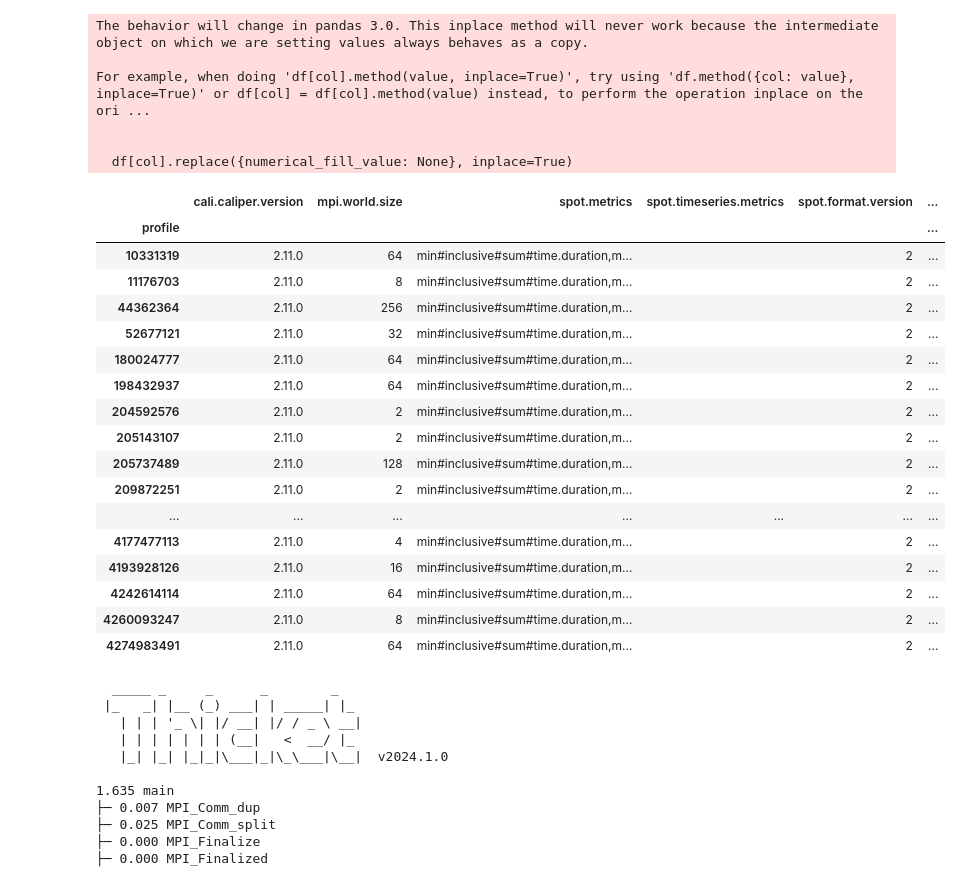
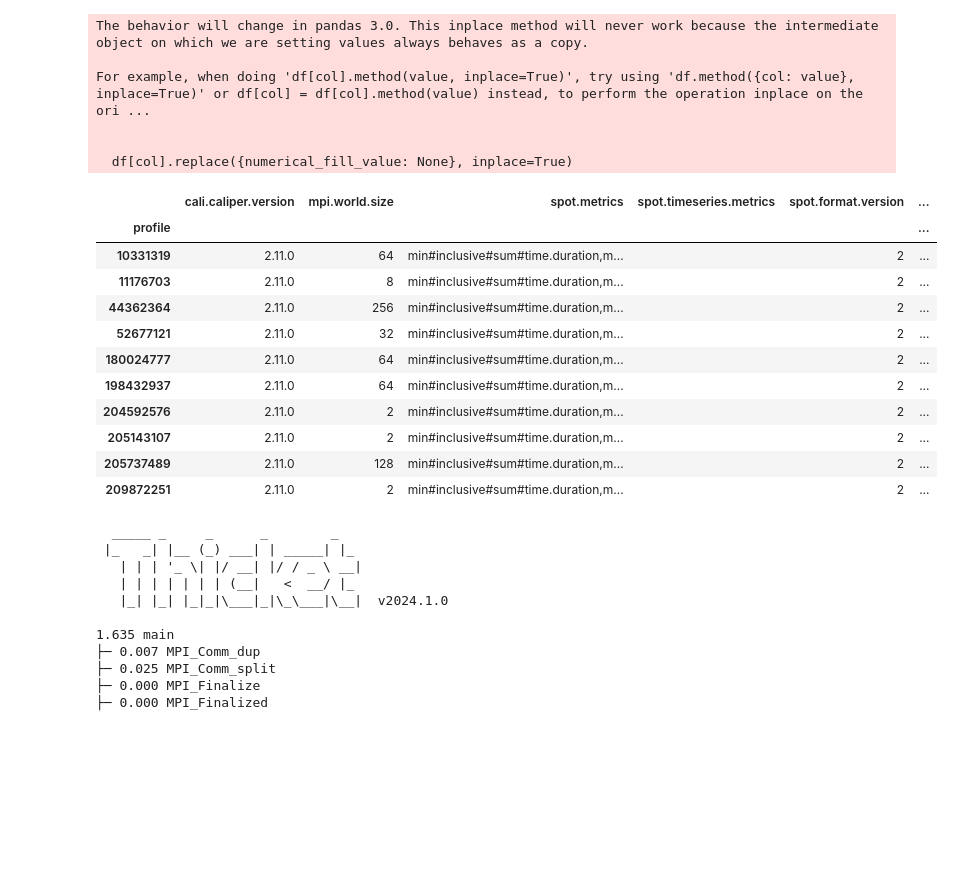
Before and after one commit to AlexDo12/Project_2024, a Jupyter notebook: graph.ipynb, the cells around one changed output. Cells and saved outputs as stored; diff of their text form; code cells hidden in the pictures; blank space fills up the shorter version.

```diff
--- a/graph.ipynb
+++ b/graph.ipynb
@@ -18,26 +18,20 @@ For example, when doing 'df[col].method(value, inplace=True)', try using 'df.met
 
   df[col].replace({numerical_fill_value: None}, inplace=True)
 # %%
-tk.metadata
+tk.metadata.head(10)
 # %% [output]
 |  | cali.caliper.version | mpi.world.size | spot.metrics | spot.timeseries.metrics | spot.format.version | ... |
 | profile |  |  |  |  |  | ... |
 | 10331319 | 2.11.0 | 64 | min#inclusive#sum#time.duration,m... |  | 2 | ... |
 | 11176703 | 2.11.0 | 8 | min#inclusive#sum#time.duration,m... |  | 2 | ... |
 | 44362364 | 2.11.0 | 256 | min#inclusive#sum#time.duration,m... |  | 2 | ... |
 | 52677121 | 2.11.0 | 32 | min#inclusive#sum#time.duration,m... |  | 2 | ... |
 | 180024777 | 2.11.0 | 64 | min#inclusive#sum#time.duration,m... |  | 2 | ... |
 | 198432937 | 2.11.0 | 64 | min#inclusive#sum#time.duration,m... |  | 2 | ... |
 | 204592576 | 2.11.0 | 2 | min#inclusive#sum#time.duration,m... |  | 2 | ... |
 | 205143107 | 2.11.0 | 2 | min#inclusive#sum#time.duration,m... |  | 2 | ... |
 | 205737489 | 2.11.0 | 128 | min#inclusive#sum#time.duration,m... |  | 2 | ... |
 | 209872251 | 2.11.0 | 2 | min#inclusive#sum#time.duration,m... |  | 2 | ... |
-| ... | ... | ... | ... | ... | ... | ... |
-| 4177477113 | 2.11.0 | 4 | min#inclusive#sum#time.duration,m... |  | 2 | ... |
-| 4193928126 | 2.11.0 | 16 | min#inclusive#sum#time.duration,m... |  | 2 | ... |
-| 4242614114 | 2.11.0 | 64 | min#inclusive#sum#time.duration,m... |  | 2 | ... |
-| 4260093247 | 2.11.0 | 8 | min#inclusive#sum#time.duration,m... |  | 2 | ... |
-| 4274983491 | 2.11.0 | 64 | min#inclusive#sum#time.duration,m... |  | 2 | ... |
 # %%
 print(tk.tree(metric_column="Avg time/rank"))
 # %% [output]
```
Also changed, not shown: parts of 1 cell of this notebook, 4 other files.
